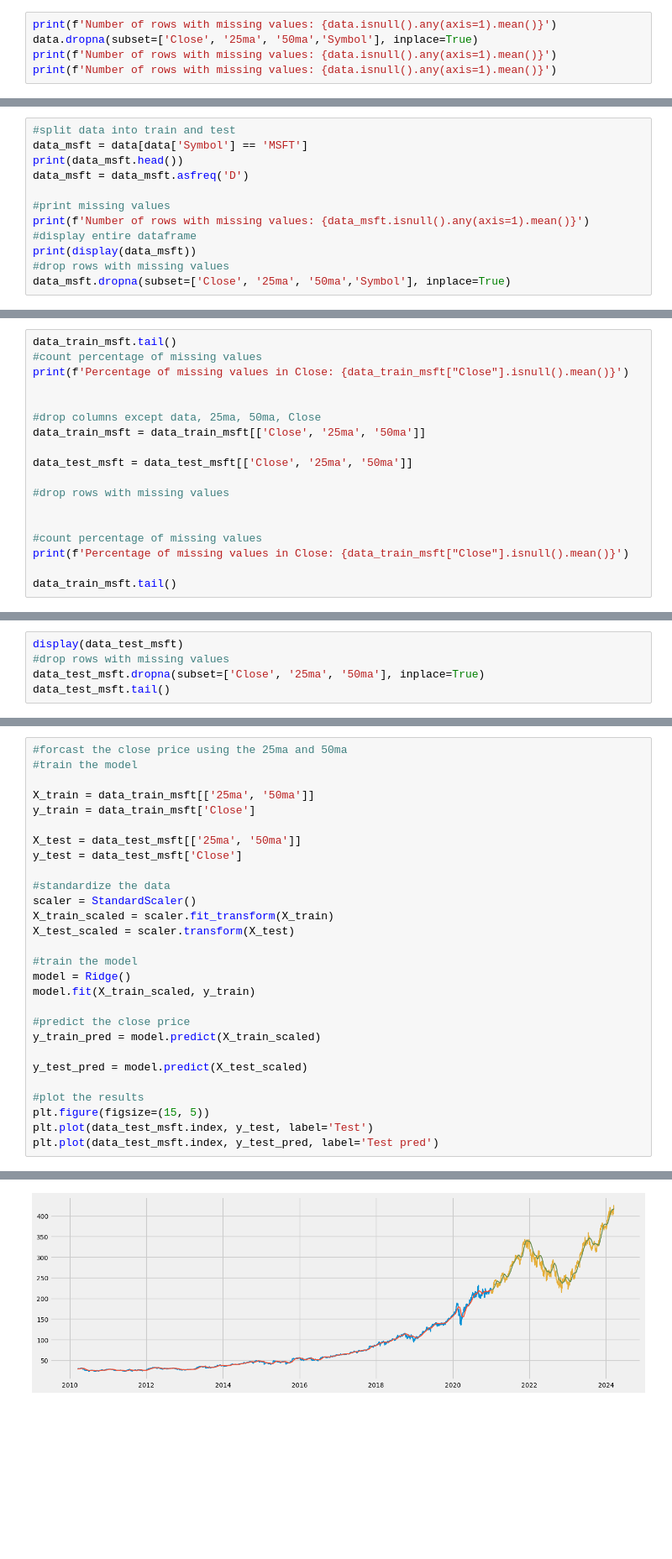
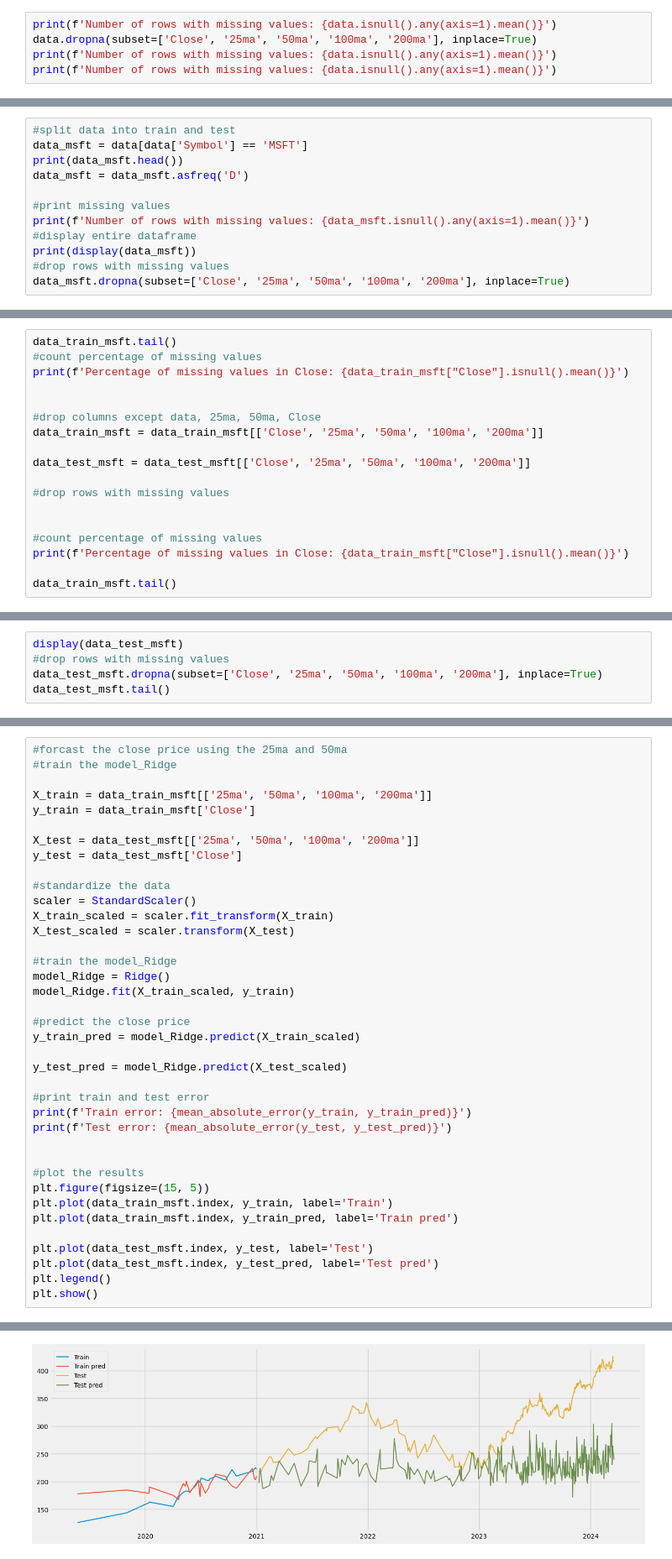
Before and after one commit to maxerial-benruscon/S_P_500_Prediction, a Jupyter notebook: sklearn.ipynb, the cells around one changed output, grey strips where cells are left out. Shown at 84% size. Saved outputs shown, nothing was run; the diff lists cells and outputs as text; blank space fills up the shorter version.

```diff
--- a/sklearn.ipynb
+++ b/sklearn.ipynb
@@ -52,6 +49,6 @@ data.tail()
 # %%
 print(f'Number of rows with missing values: {data.isnull().any(axis=1).mean()}')
-data.dropna(subset=['Close', '25ma', '50ma','Symbol'], inplace=True)
+data.dropna(subset=['Close', '25ma', '50ma', '100ma', '200ma'], inplace=True)
 print(f'Number of rows with missing values: {data.isnull().any(axis=1).mean()}')
 print(f'Number of rows with missing values: {data.isnull().any(axis=1).mean()}')
 # %% [output]
@@ -69,5 +66,5 @@ print(f'Number of rows with missing values: {data_msft.isnull().any(axis=1).mean
 #display entire dataframe
 print(display(data_msft))
 #drop rows with missing values
-data_msft.dropna(subset=['Close', '25ma', '50ma','Symbol'], inplace=True)
+data_msft.dropna(subset=['Close', '25ma', '50ma', '100ma', '200ma'], inplace=True)
 # %% [output]
@@ -130,9 +127,9 @@ print(f'Percentage of missing values in Close: {data_train_msft["Close"].isnull(
 
 
 #drop columns except data, 25ma, 50ma, Close
-data_train_msft = data_train_msft[['Close', '25ma', '50ma']]
+data_train_msft = data_train_msft[['Close', '25ma', '50ma', '100ma', '200ma']]
 
-data_test_msft = data_test_msft[['Close', '25ma', '50ma']]
+data_test_msft = data_test_msft[['Close', '25ma', '50ma', '100ma', '200ma']]
 
 #drop rows with missing values
 
@@ -154,6 +151,6 @@ Percentage of missing values in Close: 0.0
 # %%
 display(data_test_msft)
 #drop rows with missing values
-data_test_msft.dropna(subset=['Close', '25ma', '50ma'], inplace=True)
+data_test_msft.dropna(subset=['Close', '25ma', '50ma', '100ma', '200ma'], inplace=True)
 data_test_msft.tail()
 # %% [output]
@@ -181,11 +178,11 @@ data_test_msft.tail()
 # %%
 #forcast the close price using the 25ma and 50ma
-#train the model
+#train the model_Ridge
 
-X_train = data_train_msft[['25ma', '50ma']]
+X_train = data_train_msft[['25ma', '50ma', '100ma', '200ma']]
 y_train = data_train_msft['Close']
 
-X_test = data_test_msft[['25ma', '50ma']]
+X_test = data_test_msft[['25ma', '50ma', '100ma', '200ma']]
 y_test = data_test_msft['Close']
 
 #standardize the data
@@ -193,17 +190,27 @@ scaler = StandardScaler()
 X_train_scaled = scaler.fit_transform(X_train)
 X_test_scaled = scaler.transform(X_test)
 
-#train the model
-model = Ridge()
-model.fit(X_train_scaled, y_train)
+#train the model_Ridge
+model_Ridge = Ridge()
+model_Ridge.fit(X_train_scaled, y_train)
 
 #predict the close price
-y_train_pred = model.predict(X_train_scaled)
+y_train_pred = model_Ridge.predict(X_train_scaled)
 
-y_test_pred = model.predict(X_test_scaled)
+y_test_pred = model_Ridge.predict(X_test_scaled)
+
+#print train and test error
+print(f'Train error: {mean_absolute_error(y_train, y_train_pred)}')
+print(f'Test error: {mean_absolute_error(y_test, y_test_pred)}')
+
 
 #plot the results
 plt.figure(figsize=(15, 5))
+plt.plot(data_train_msft.index, y_train, label='Train')
+plt.plot(data_train_msft.index, y_train_pred, label='Train pred')
+
 plt.plot(data_test_msft.index, y_test, label='Test')
 plt.plot(data_test_msft.index, y_test_pred, label='Test pred')
+plt.legend()
+plt.show()
 # %% [output]
@@ -211 +219 @@ plt.plot(data_test_msft.index, y_test_pred, label='Test pred')
-[figure, old version]
+[figure, new version]
```
Also changed, not shown: parts of 11 cells of this notebook.
